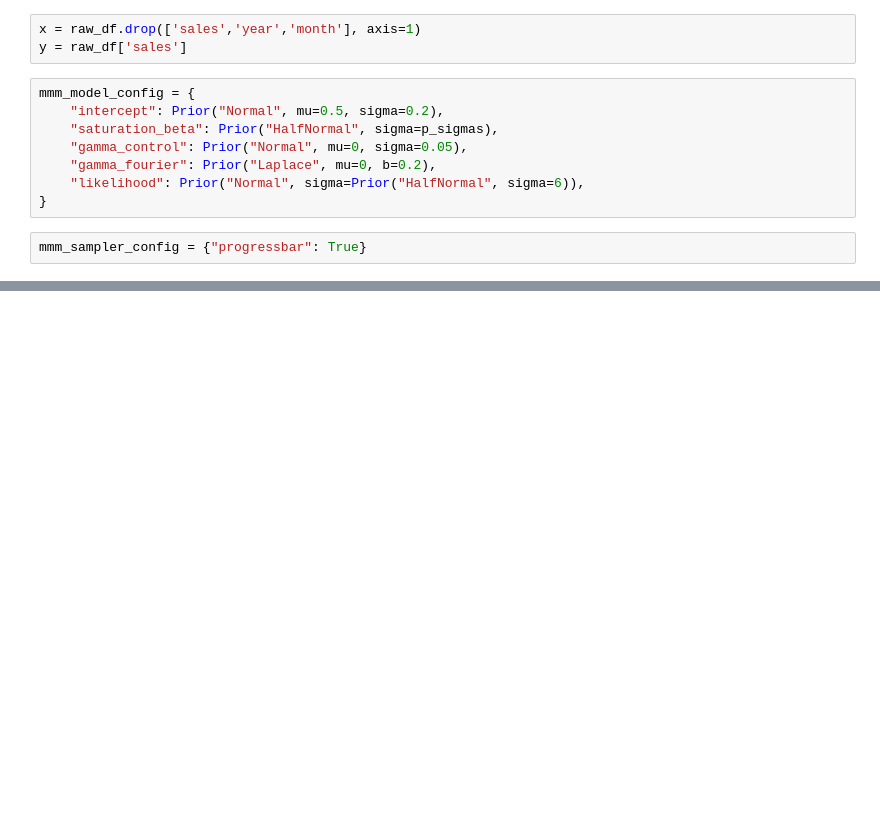
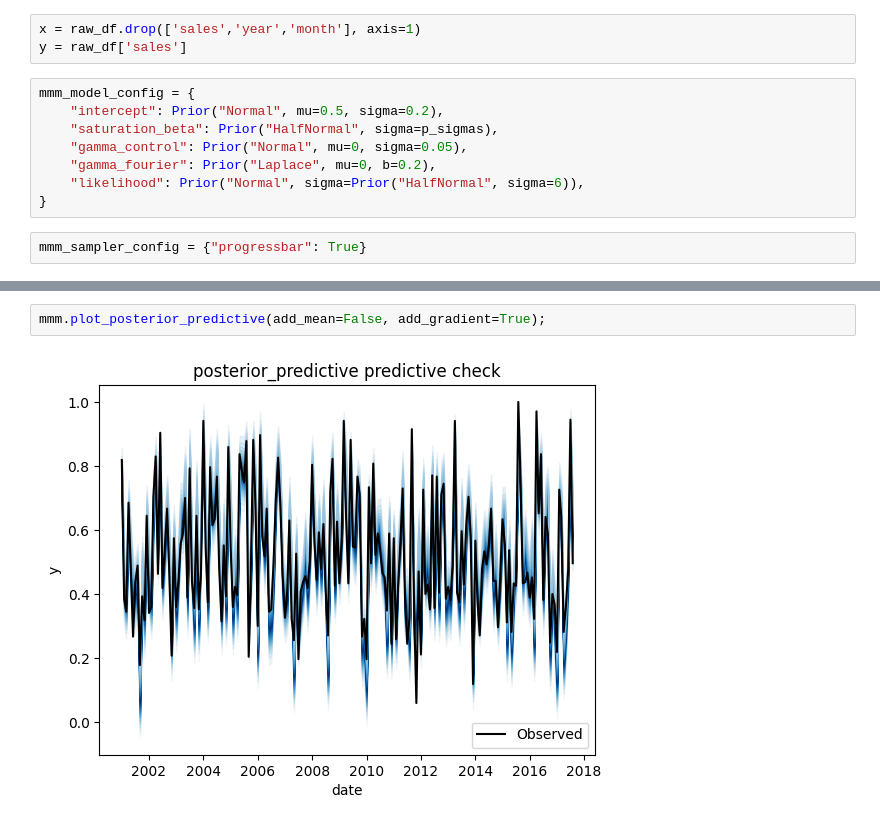
Before and after one commit to helios1014/marketing_mix_modeling, a Jupyter notebook: mmm.ipynb, the cells around one changed output, grey strips where cells are left out. Cells and saved outputs as stored; diff of their text form; blank space fills up the shorter version.

```diff
--- a/mmm.ipynb
+++ b/mmm.ipynb
@@ -255,0 +357,4 @@ an explanitory graphic of my model. This is usseul more on the analyst end tahn
+# %%
+mmm.plot_posterior_predictive(add_mean=False, add_gradient=True);
+# %% [output]
+[figure, added]
```
Also changed, not shown: parts of 13 cells of this notebook.
